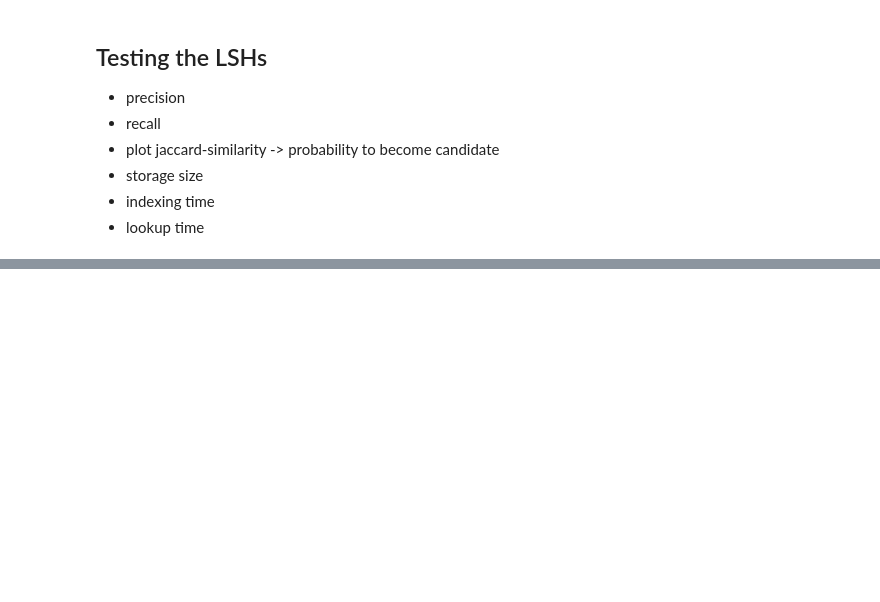
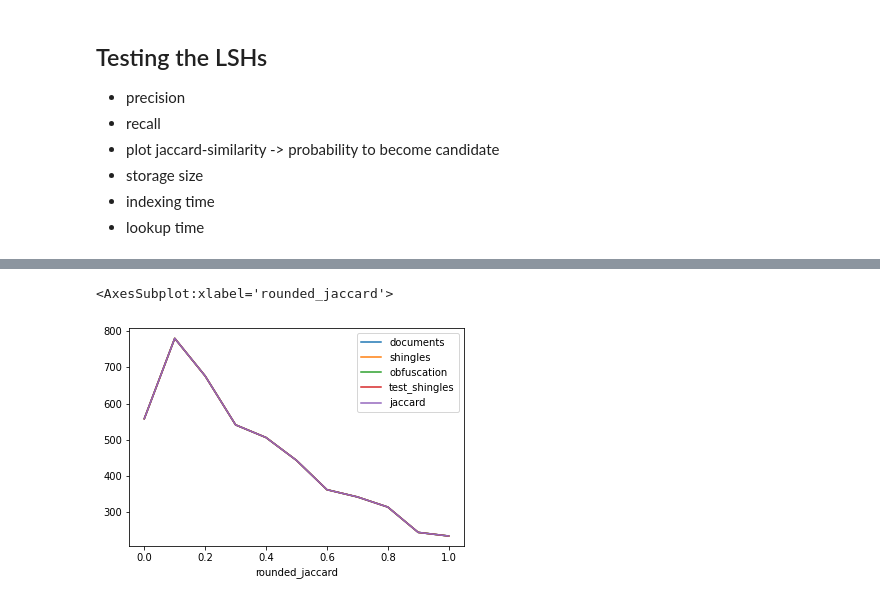
Before and after one commit to chr1st1ank/lsh-experiments, a Jupyter notebook: minhash.ipynb, the cells around one changed output, grey strips where cells are left out. Cells and saved outputs as stored; diff of their text form; code cells hidden in the pictures; blank space fills up the shorter version.

```diff
--- a/minhash.ipynb
+++ b/minhash.ipynb
@@ -95,6 +96,6 @@ Wall time: 966 ms
 [interactive output not drawn]
 # %%
-train = shingles[:5000]
+train = shingles[:15000]
 # %% [output]
 [interactive output not drawn]
 # %%
@@ -340,0 +354,10 @@ Wall time: 12 s
+# %%
+# corpus = list(set().union(*shingles) - set().union(*df_train.shingles))
+corpus = list(range(10000000, 10001000))
+df_test_samples = create_test_samples(df_train, corpus=corpus, k=5000)
+df_test_samples.assign(rounded_jaccard=df_test_samples.jaccard.round(1)).groupby(
+    "rounded_jaccard"
+).count().plot()
+# %% [output]
+<AxesSubplot:xlabel='rounded_jaccard'>
+[figure, added]
```
Also changed, not shown: parts of 35 cells of this notebook, 2 other files.
